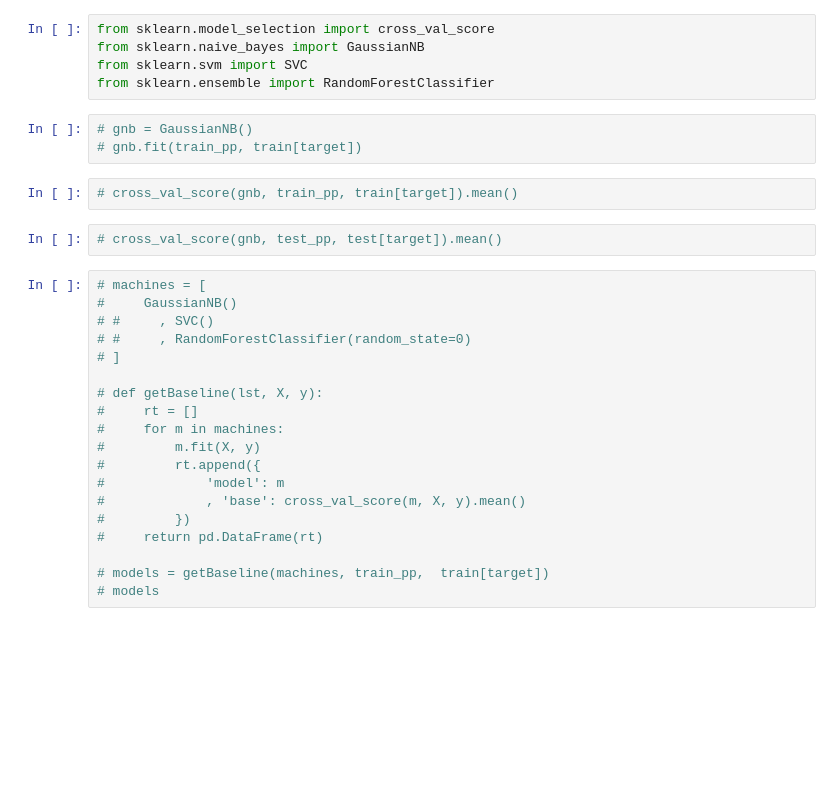
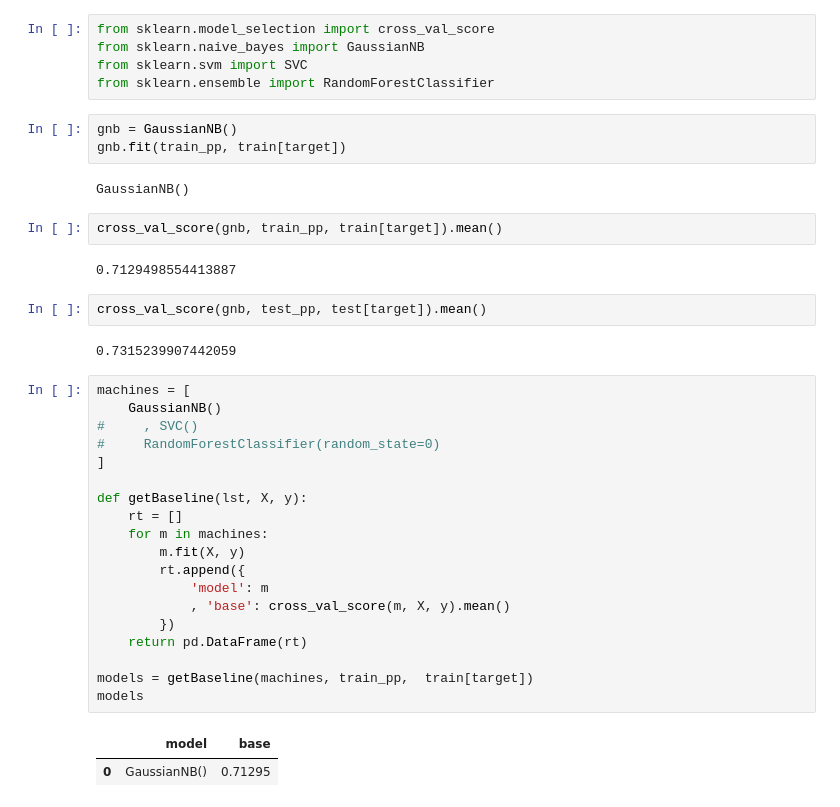
Before and after one commit to cmd-master/airline, a Jupyter notebook: airline-delays.ipynb, the cells around one changed output. Cells and saved outputs as stored; diff of their text form; blank space fills up the shorter version.

```diff
--- a/airline-delays.ipynb
+++ b/airline-delays.ipynb
@@ -305,29 +312,38 @@ from sklearn.naive_bayes import GaussianNB
 from sklearn.svm import SVC
 from sklearn.ensemble import RandomForestClassifier
 # %%
-# gnb = GaussianNB()
-# gnb.fit(train_pp, train[target])
+gnb = GaussianNB()
+gnb.fit(train_pp, train[target])
+# %% [output]
+GaussianNB()
 # %%
-# cross_val_score(gnb, train_pp, train[target]).mean()
+cross_val_score(gnb, train_pp, train[target]).mean()
+# %% [output]
+0.7129498554413887
 # %%
-# cross_val_score(gnb, test_pp, test[target]).mean()
+cross_val_score(gnb, test_pp, test[target]).mean()
+# %% [output]
+0.7315239907442059
 # %%
-# machines = [
-#     GaussianNB()
-# #     , SVC()
-# #     , RandomForestClassifier(random_state=0)
-# ]
+machines = [
+    GaussianNB()
+#     , SVC()
+#     RandomForestClassifier(random_state=0)
+]
 
-# def getBaseline(lst, X, y):
-#     rt = []
-#     for m in machines:
-#         m.fit(X, y)
-#         rt.append({
-#             'model': m
-#             , 'base': cross_val_score(m, X, y).mean()
-#         })
-#     return pd.DataFrame(rt)
+def getBaseline(lst, X, y):
+    rt = []
+    for m in machines:
+        m.fit(X, y)
+        rt.append({
+            'model': m
+            , 'base': cross_val_score(m, X, y).mean()
+        })
+    return pd.DataFrame(rt)
 
-# models = getBaseline(machines, train_pp,  train[target])
-# models
+models = getBaseline(machines, train_pp,  train[target])
+models
+# %% [output]
+|  | model | base |
+| 0 | GaussianNB() | 0.71295 |
 # %%
```
Also changed, not shown: parts of 16 cells of this notebook.
